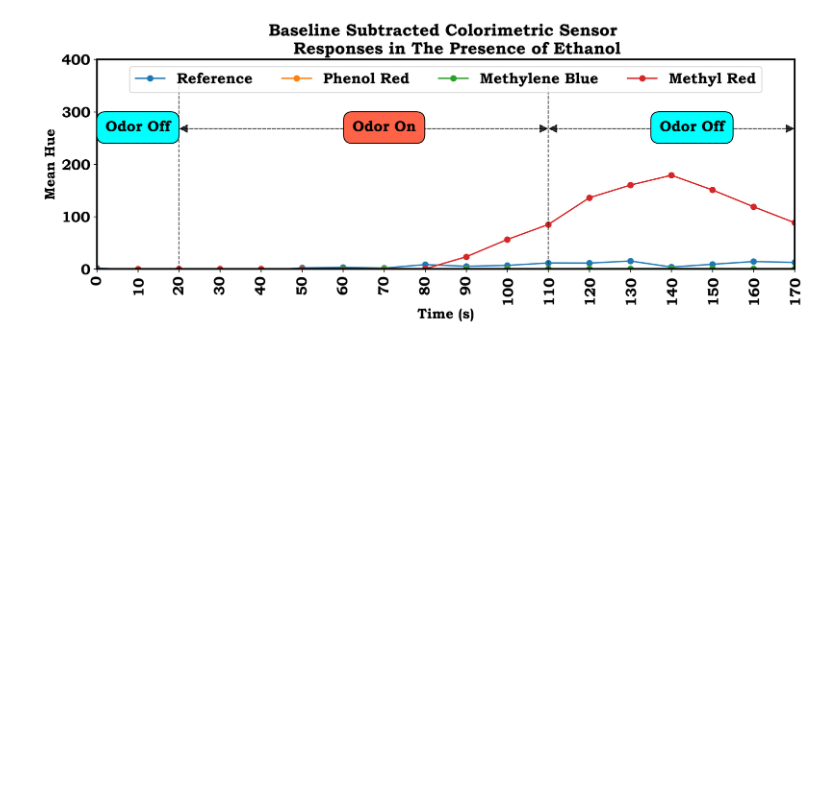
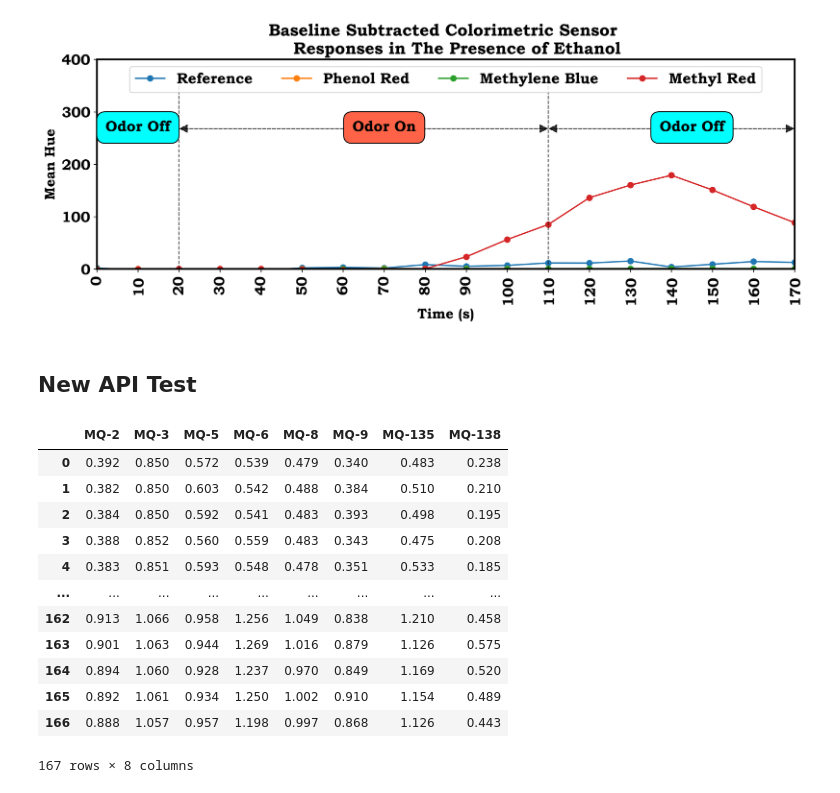
Before and after one commit to aungkhantmaw64/EnoseDataAnalysis, a Jupyter notebook: notebooks/sensor_responses.ipynb, the cells around one changed output. Drawn from its saved outputs; the diff is of its cells as text; code cells hidden in the pictures; blank space fills up the shorter version.

```diff
--- a/notebooks/sensor_responses.ipynb
+++ b/notebooks/sensor_responses.ipynb
@@ -545,3 +560,22 @@ ax.set_title(
 figure.tight_layout()
 # %% [output]
 [figure]
+# %% [markdown]
+## New API Test
+# %%
+ammonia = Sample(path="../data/raw_samples/Ammonia2",path_checker= SamplePathChecker())
+ammonia.raw_mos_data()
+# %% [output]
+|  | MQ-2 | MQ-3 | MQ-5 | MQ-6 | MQ-8 | MQ-9 | MQ-135 | MQ-138 |
+| 0 | 0.392 | 0.850 | 0.572 | 0.539 | 0.479 | 0.340 | 0.483 | 0.238 |
+| 1 | 0.382 | 0.850 | 0.603 | 0.542 | 0.488 | 0.384 | 0.510 | 0.210 |
+| 2 | 0.384 | 0.850 | 0.592 | 0.541 | 0.483 | 0.393 | 0.498 | 0.195 |
+| 3 | 0.388 | 0.852 | 0.560 | 0.559 | 0.483 | 0.343 | 0.475 | 0.208 |
+| 4 | 0.383 | 0.851 | 0.593 | 0.548 | 0.478 | 0.351 | 0.533 | 0.185 |
+| ... | ... | ... | ... | ... | ... | ... | ... | ... |
+| 162 | 0.913 | 1.066 | 0.958 | 1.256 | 1.049 | 0.838 | 1.210 | 0.458 |
+| 163 | 0.901 | 1.063 | 0.944 | 1.269 | 1.016 | 0.879 | 1.126 | 0.575 |
+| 164 | 0.894 | 1.060 | 0.928 | 1.237 | 0.970 | 0.849 | 1.169 | 0.520 |
+| 165 | 0.892 | 1.061 | 0.934 | 1.250 | 1.002 | 0.910 | 1.154 | 0.489 |
+| 166 | 0.888 | 1.057 | 0.957 | 1.198 | 0.997 | 0.868 | 1.126 | 0.443 |
+167 rows × 8 columns
```
Also changed, not shown: parts of 3 cells of this notebook.
